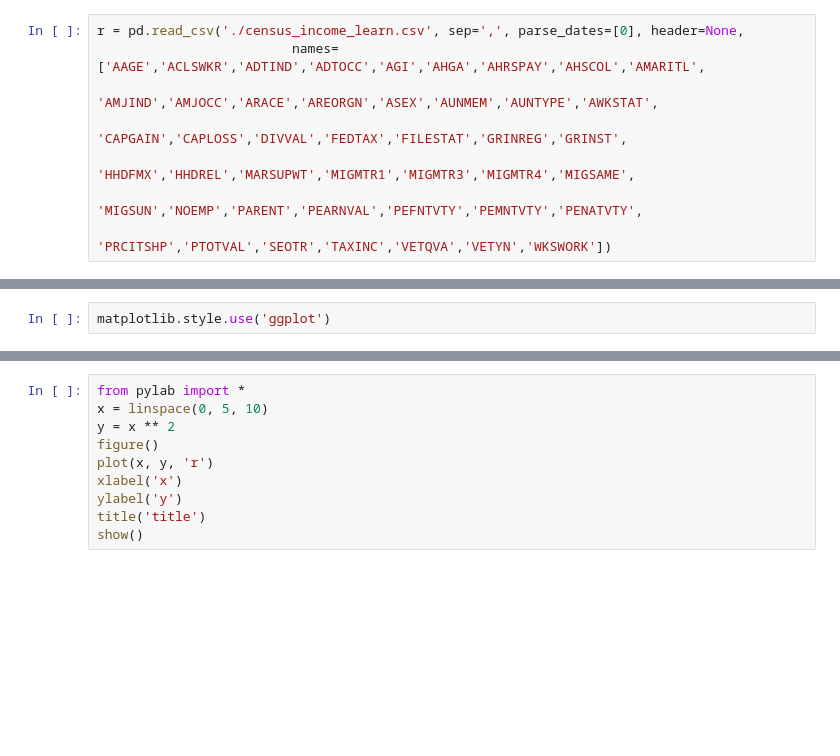
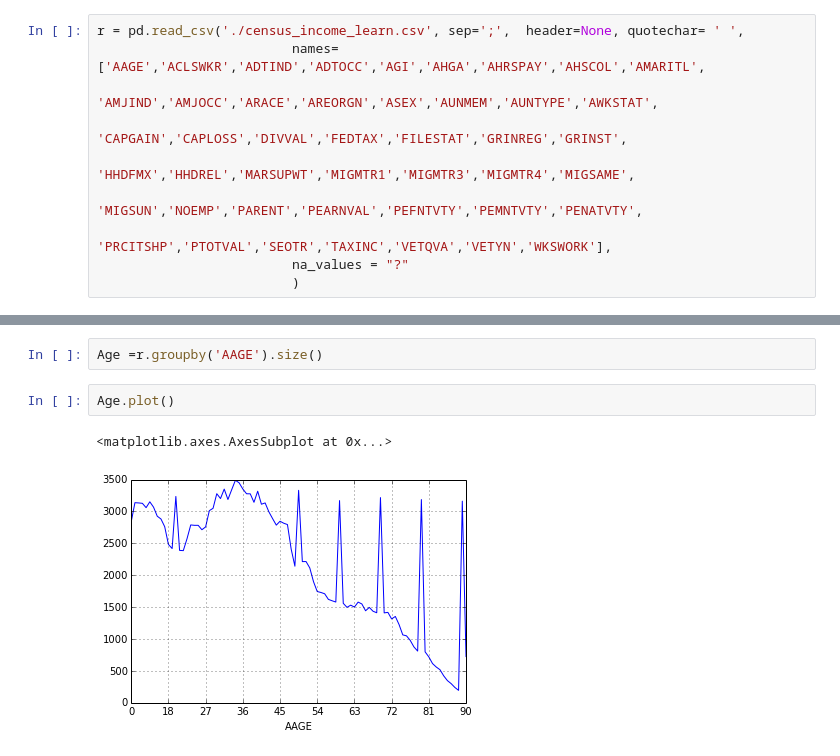
Before and after one commit to ggy/dataiku, a Jupyter notebook: Question 1.ipynb, the cells around one changed output, grey strips where cells are left out. Cells and saved outputs as stored; diff of their text form; blank space fills up the shorter version.

```diff
--- a/Question 1.ipynb
+++ b/Question 1.ipynb
@@ -6,8 +8,10 @@ import matplotlib
 # %%
-r = pd.read_csv('./census_income_learn.csv', sep=',', parse_dates=[0], header=None,
+r = pd.read_csv('./census_income_learn.csv', sep=';',  header=None, quotechar= ' ',
                          names= ['AAGE','ACLSWKR','ADTIND','ADTOCC','AGI','AHGA','AHRSPAY','AHSCOL','AMARITL',
                                     'AMJIND','AMJOCC','ARACE','AREORGN','ASEX','AUNMEM','AUNTYPE','AWKSTAT',
                                     'CAPGAIN','CAPLOSS','DIVVAL','FEDTAX','FILESTAT','GRINREG','GRINST',
                                     'HHDFMX','HHDREL','MARSUPWT','MIGMTR1','MIGMTR3','MIGMTR4','MIGSAME',
                                     'MIGSUN','NOEMP','PARENT','PEARNVAL','PEFNTVTY','PEMNTVTY','PENATVTY',
-                                    'PRCITSHP','PTOTVAL','SEOTR','TAXINC','VETQVA','VETYN','WKSWORK'])
+                                    'PRCITSHP','PTOTVAL','SEOTR','TAXINC','VETQVA','VETYN','WKSWORK'],
+                         na_values = "?"
+                         )
@@ -18,5 +24,3 @@ Index([u'AAGE', u'ACLSWKR', u'ADTIND', u'ADTOCC', u'AGI', u'AHGA', u'AHRSPAY', u
-# %%
-matplotlib.style.use('ggplot')
 # %%
 plt.figure();
 r.AAGE.convert_objects(convert_numeric=True)
@@ -48,10 +27,7 @@ ERROR: Line magic function `%matplotlib` not found.
-# %%
-from pylab import *
-x = linspace(0, 5, 10)
-y = x ** 2
-figure()
-plot(x, y, 'r')
-xlabel('x')
-ylabel('y')
-title('title')
-show()
+# %%
+Age =r.groupby('AAGE').size()
+# %%
+Age.plot()
+# %% [output]
+<matplotlib.axes.AxesSubplot at 0x...>
+[figure, added]
```
Also changed, not shown: parts of 12 cells of this notebook, 1 other file.
